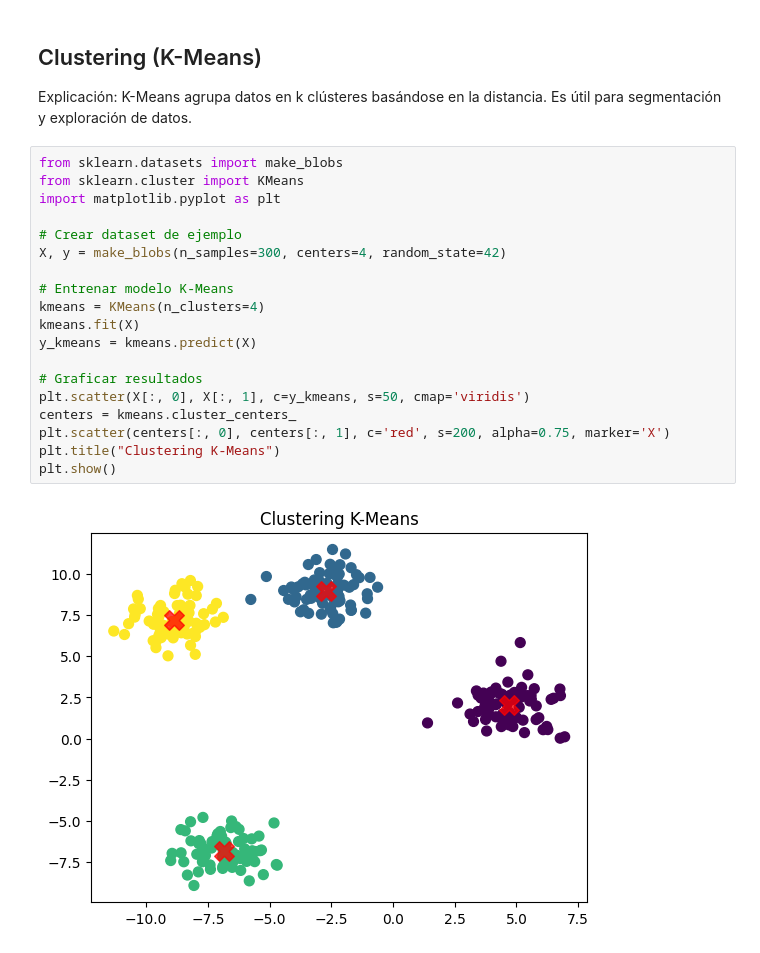
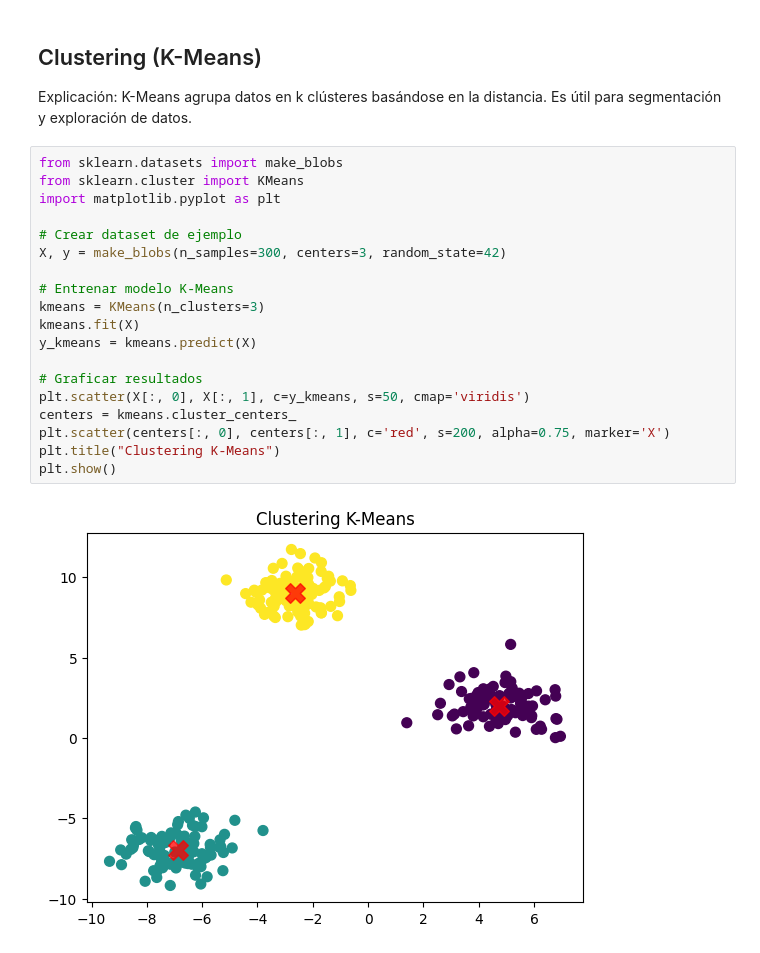
Before and after one commit to jarsmp37/introds, a Jupyter notebook: Clase_12.ipynb, the cells around one changed output. Cells and saved outputs as stored; diff of their text form.

```diff
--- a/Clase_12.ipynb
+++ b/Clase_12.ipynb
@@ -129,21 +129,21 @@ Explicación: K-Means agrupa datos en k clústeres basándose en la distancia. E
 # %%
 from sklearn.datasets import make_blobs
 from sklearn.cluster import KMeans
 import matplotlib.pyplot as plt
 
 # Crear dataset de ejemplo
-X, y = make_blobs(n_samples=300, centers=4, random_state=42)
+X, y = make_blobs(n_samples=300, centers=3, random_state=42)
 
 # Entrenar modelo K-Means
-kmeans = KMeans(n_clusters=4)
+kmeans = KMeans(n_clusters=3)
 kmeans.fit(X)
 y_kmeans = kmeans.predict(X)
 
 # Graficar resultados
 plt.scatter(X[:, 0], X[:, 1], c=y_kmeans, s=50, cmap='viridis')
 centers = kmeans.cluster_centers_
 plt.scatter(centers[:, 0], centers[:, 1], c='red', s=200, alpha=0.75, marker='X')
 plt.title("Clustering K-Means")
 plt.show()
 # %% [output]
-[figure, old version]
+[figure, new version]
```
Also changed, not shown: 3 other files.
